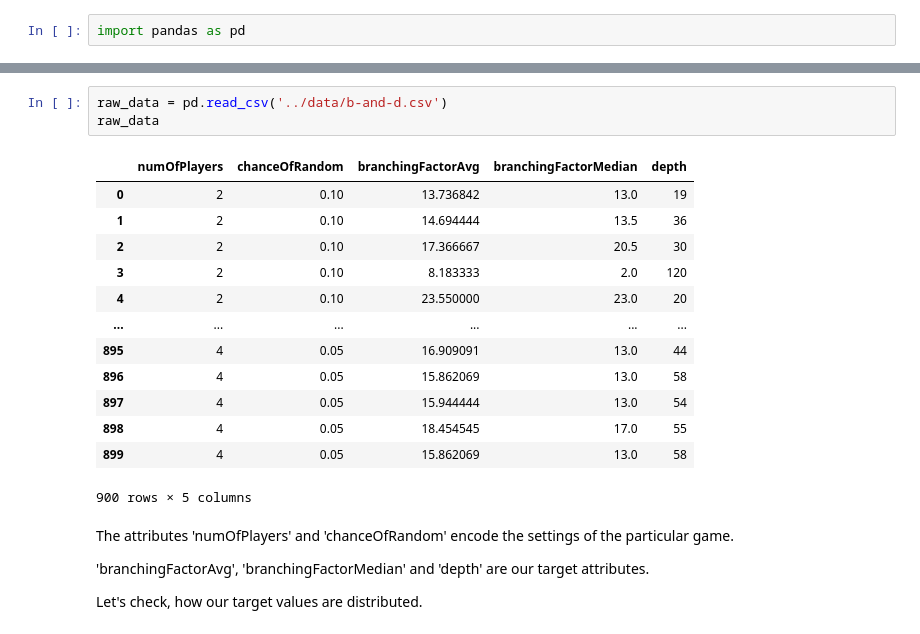
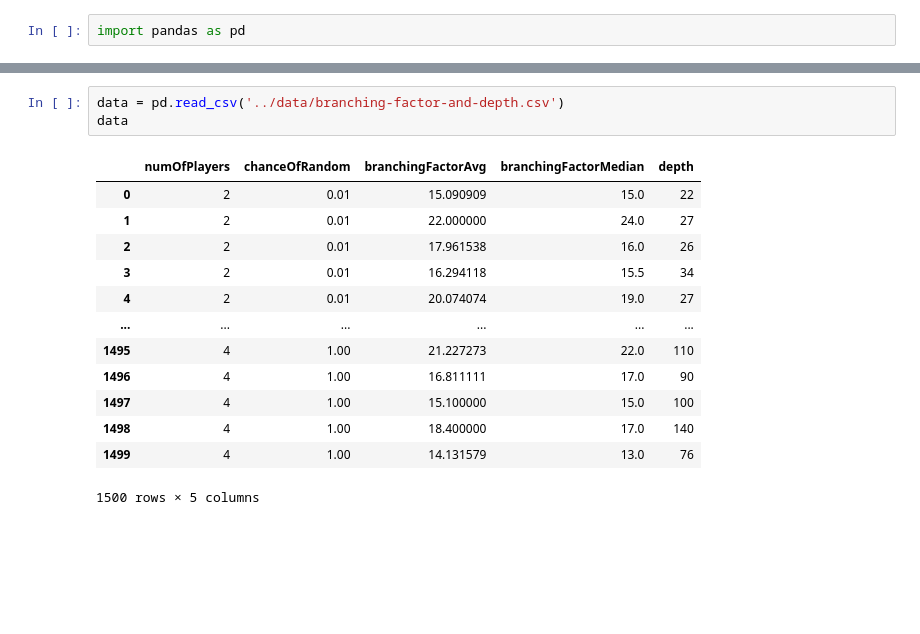
Before and after one commit to hd-code/chameleon-chess-ai, a Jupyter notebook: notebooks/branching-factor-and-depth.ipynb, the cells around one changed output, grey strips where cells are left out. Cells and saved outputs as stored; diff of their text form; blank space fills up the shorter version.

```diff
--- a/notebooks/branching-factor-and-depth.ipynb
+++ b/notebooks/branching-factor-and-depth.ipynb
@@ -15,23 +3,17 @@ Let's load the results from the games and have look on the data.
 # %%
-raw_data = pd.read_csv('../data/b-and-d.csv')
-raw_data
+data = pd.read_csv('../data/branching-factor-and-depth.csv')
+data
 # %% [output]
 |  | numOfPlayers | chanceOfRandom | branchingFactorAvg | branchingFactorMedian | depth |
-| 0 | 2 | 0.10 | 13.736842 | 13.0 | 19 |
-| 1 | 2 | 0.10 | 14.694444 | 13.5 | 36 |
-| 2 | 2 | 0.10 | 17.366667 | 20.5 | 30 |
-| 3 | 2 | 0.10 | 8.183333 | 2.0 | 120 |
-| 4 | 2 | 0.10 | 23.550000 | 23.0 | 20 |
+| 0 | 2 | 0.01 | 15.090909 | 15.0 | 22 |
+| 1 | 2 | 0.01 | 22.000000 | 24.0 | 27 |
+| 2 | 2 | 0.01 | 17.961538 | 16.0 | 26 |
+| 3 | 2 | 0.01 | 16.294118 | 15.5 | 34 |
+| 4 | 2 | 0.01 | 20.074074 | 19.0 | 27 |
 | ... | ... | ... | ... | ... | ... |
-| 895 | 4 | 0.05 | 16.909091 | 13.0 | 44 |
-| 896 | 4 | 0.05 | 15.862069 | 13.0 | 58 |
-| 897 | 4 | 0.05 | 15.944444 | 13.0 | 54 |
-| 898 | 4 | 0.05 | 18.454545 | 17.0 | 55 |
-| 899 | 4 | 0.05 | 15.862069 | 13.0 | 58 |
+| 1495 | 4 | 1.00 | 21.227273 | 22.0 | 110 |
+| 1496 | 4 | 1.00 | 16.811111 | 17.0 | 90 |
+| 1497 | 4 | 1.00 | 15.100000 | 15.0 | 100 |
+| 1498 | 4 | 1.00 | 18.400000 | 17.0 | 140 |
+| 1499 | 4 | 1.00 | 14.131579 | 13.0 | 76 |
-900 rows × 5 columns
+1500 rows × 5 columns
-# %% [markdown]
-The attributes 'numOfPlayers' and 'chanceOfRandom' encode the settings of the particular game.
-
-'branchingFactorAvg', 'branchingFactorMedian' and 'depth' are our target attributes.
-
-Let's check, how our target values are distributed.
```
Also changed, not shown: parts of 18 cells of this notebook, 1 other file.
